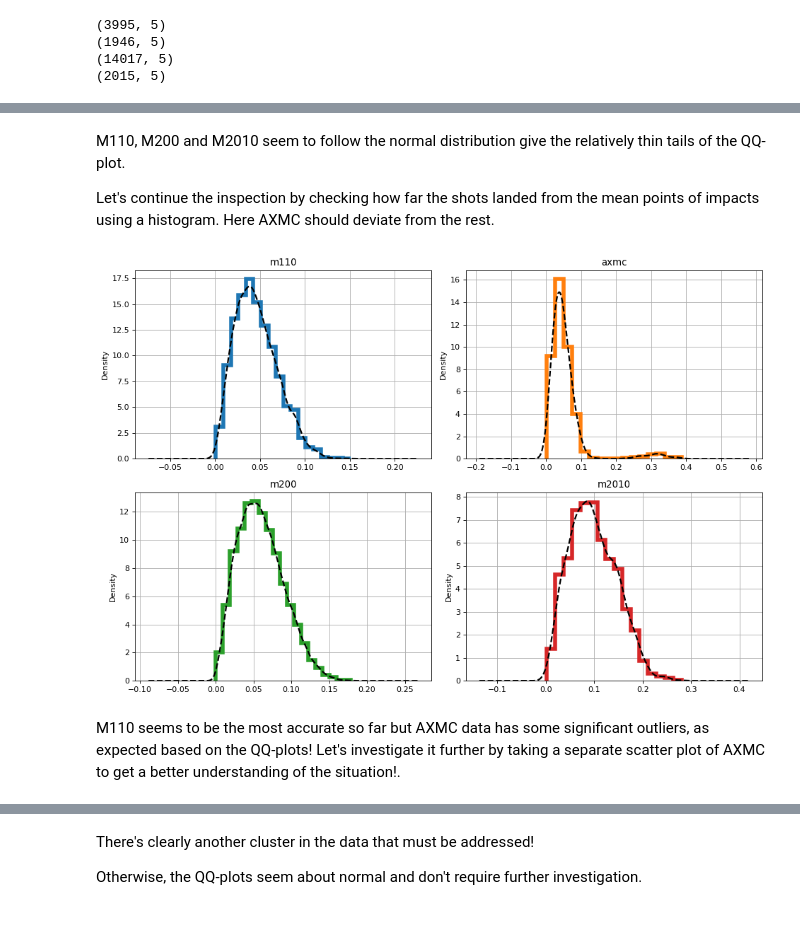
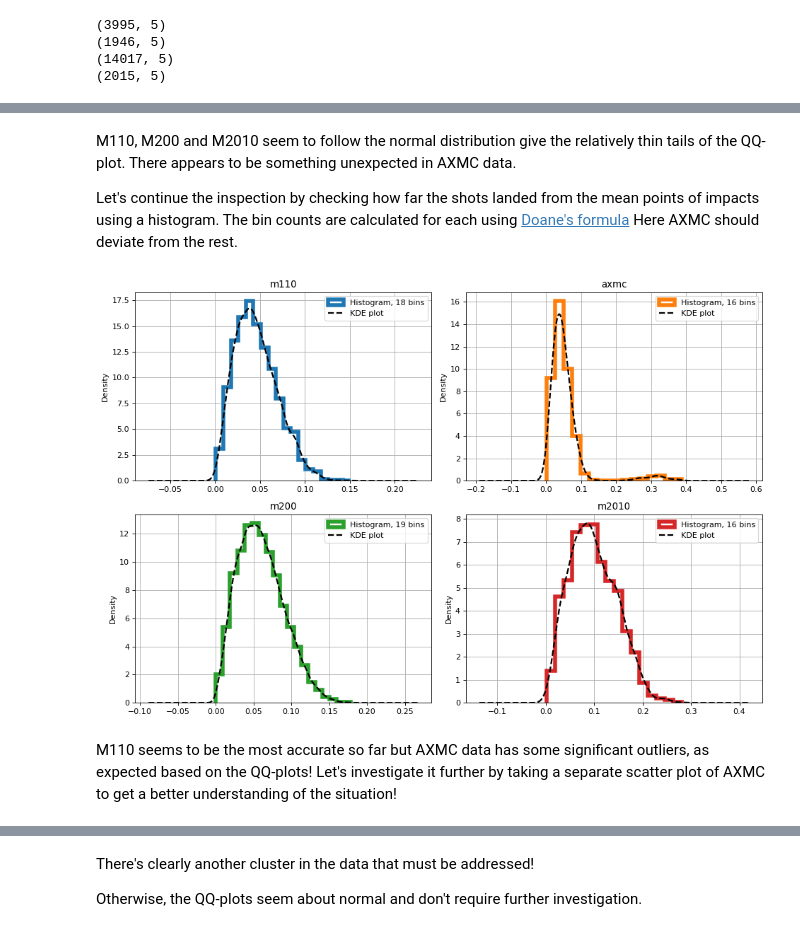
Before and after one commit to P1ker1/ACE3-AB-Zeroer, a Jupyter notebook: Python/src/shot_grouping.ipynb, the cells around one changed output, grey strips where cells are left out. Cells and saved outputs as stored; diff of their text form; code cells hidden in the pictures.

```diff
--- a/Python/src/shot_grouping.ipynb
+++ b/Python/src/shot_grouping.ipynb
@@ -53,6 +61,7 @@ from data_processing_funcs import different_bin_counts
 
 plt.rcParams["figure.figsize"]=(12,8)
 plt.rcParams["figure.dpi"]=80
+plt.rcParams.update({"axes.grid" : True})
 
 DB_PATH = "fired_shots.db"
 print("DB path:  ", DB_PATH)
@@ -326,33 +332,36 @@ plt.show()
 # %% [markdown]
-M110, M200 and M2010 seem to follow the normal distribution give the relatively thin tails of the QQ-plot.
+M110, M200 and M2010 seem to follow the normal distribution give the relatively thin tails of the QQ-plot. There appears to be something unexpected in AXMC data.
 
-Let's continue the inspection by checking how far the shots landed from the mean points of impacts using a histogram. Here AXMC should deviate from the rest.
+Let's continue the inspection by checking how far the shots landed from the mean points of impacts using a histogram. The bin counts are calculated for each using [Doane's formula](https://en.wikipedia.org/wiki/Histogram#Doane's_formula)
+Here AXMC should deviate from the rest.
 # %%
 fig, axs = plt.subplots(tight_layout=True, nrows=2, ncols=2)
 
 for i, (weap_short, ax_i) in enumerate(zip(dfs, axs.flatten())):
+    bin_cnt = bin_cnts[weap_short]["doane"]
     dfs[weap_short]["dist_from_mean"].plot.hist(
-        bins=bin_cnts[weap_short]["doane"],
+        bins=bin_cnt,
         histtype="step",
         linewidth=5,
         color=f"C{i}",  # Color based on index i
         ax=ax_i,
         density=1,
         title=weap_short)
 
     dfs[weap_short]["dist_from_mean"].plot.density(
         linewidth=2,
         ls="--",
         color="k",  # black
         ax=ax_i,
         title=weap_short)
-    ax_i.grid(True)
+
+    ax_i.legend([f"Histogram, {bin_cnt} bins", "KDE plot"])
 # %% [output]
-[figure, old version]
+[figure, new version]
 # %% [markdown]
 M110 seems to be the most accurate so far but AXMC data has some significant outliers, as expected based on the QQ-plots! </br>
 </br>
-Let's investigate it further by taking a separate scatter plot of AXMC to get a better understanding of the situation!.
+Let's investigate it further by taking a separate scatter plot of AXMC to get a better understanding of the situation!
 # %%
 dfs["axmc"].plot.scatter("x", "y", c="C1")
 # %% [output]
```
Also changed, not shown: parts of 37 cells of this notebook, 1 other file.
